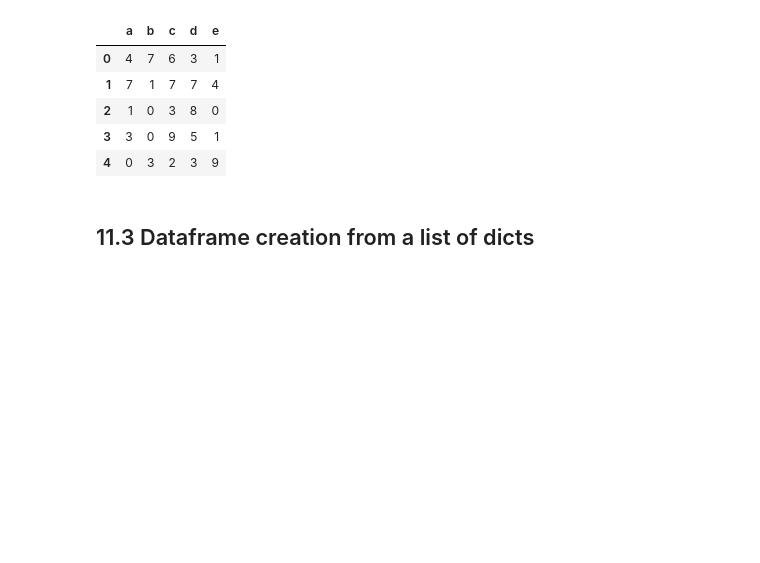
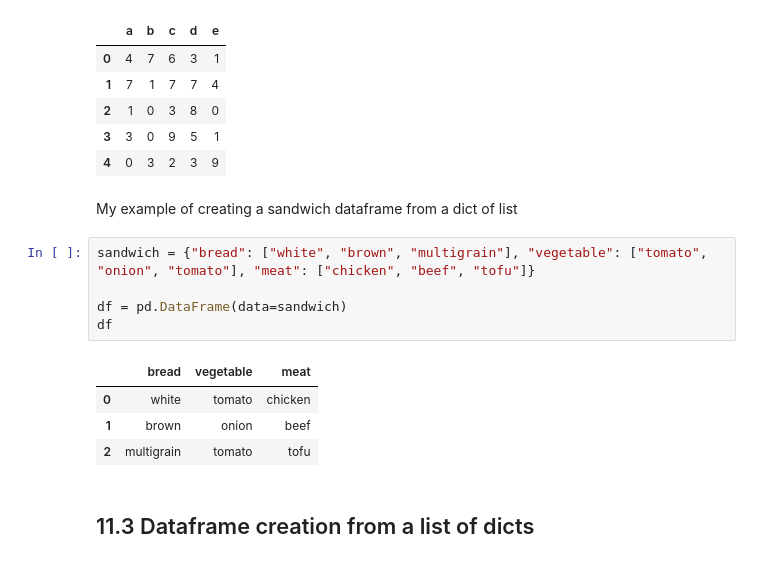
Before and after one commit to hliaqat/Week1-Introduction_to_Python, a Jupyter notebook: Introduction_to_Python.ipynb, the cells around one changed output. Drawn from its saved outputs; the diff is of its cells as text; blank space fills up the shorter version.

```diff
--- a/Introduction_to_Python.ipynb
+++ b/Introduction_to_Python.ipynb
@@ -1130,6 +1730,18 @@ df2
 | 2 | 1 | 0 | 3 | 8 | 0 |
 | 3 | 3 | 0 | 9 | 5 | 1 |
 | 4 | 0 | 3 | 2 | 3 | 9 |
+# %% [markdown]
+My example of creating a sandwich dataframe from a dict of list
+# %%
+sandwich = {"bread": ["white", "brown", "multigrain"], "vegetable": ["tomato", "onion", "tomato"], "meat": ["chicken", "beef", "tofu"]}
+
+df = pd.DataFrame(data=sandwich)
+df
+# %% [output]
+|  | bread | vegetable | meat |
+| 0 | white | tomato | chicken |
+| 1 | brown | onion | beef |
+| 2 | multigrain | tomato | tofu |
 # %% [markdown]
 ## 11.3 Dataframe creation from a list of dicts
 # %%
```
Also changed, not shown: parts of 140 cells of this notebook.
